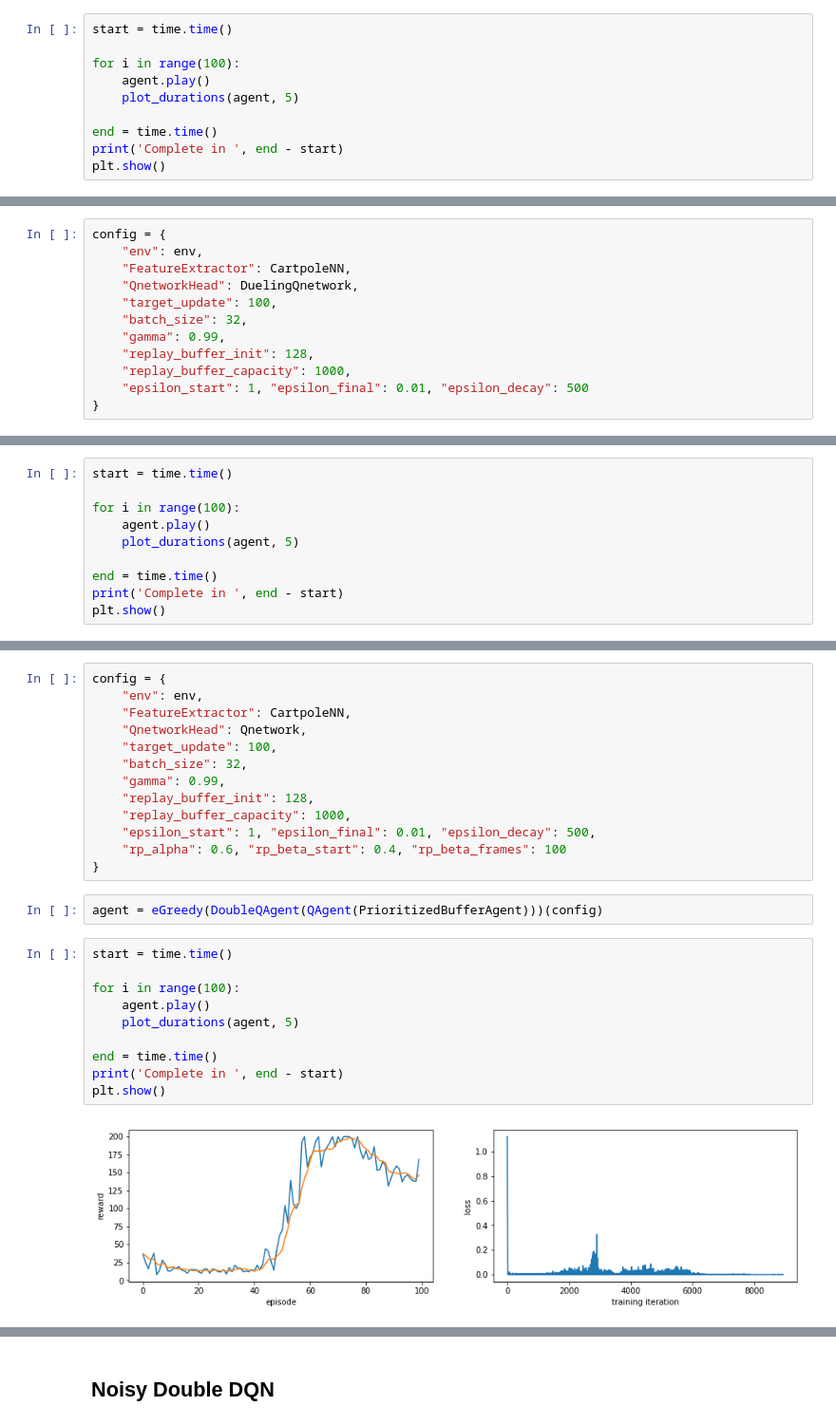
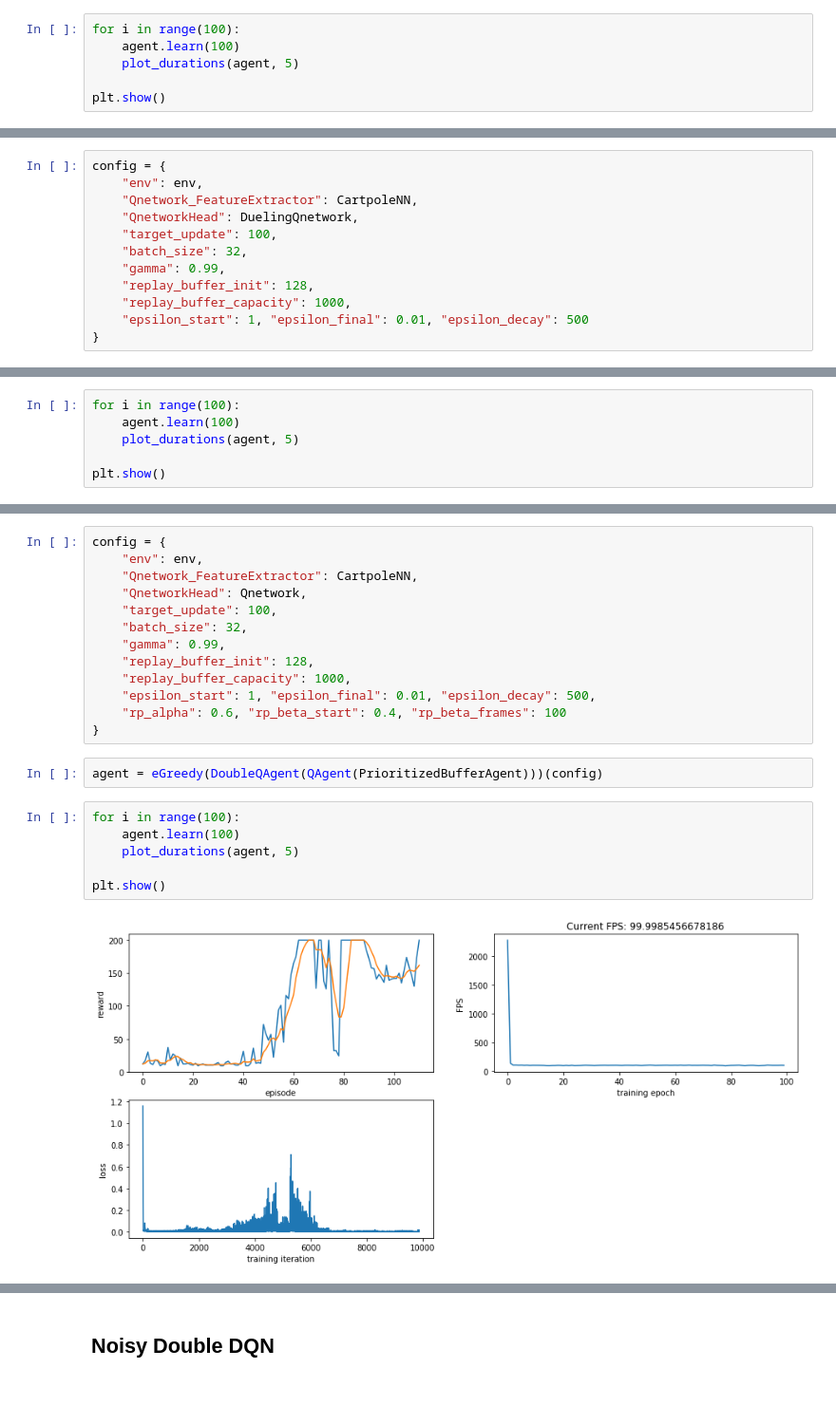
Before and after one commit to FortsAndMills/Learning-Reinforcement-Learning, a Jupyter notebook: LRL Playing with cartpole.ipynb, the cells around one changed output, grey strips where cells are left out. Shown at 95% size. Saved outputs shown, nothing was run; the diff lists cells and outputs as text; blank space fills up the shorter version.

```diff
--- a/LRL Playing with cartpole.ipynb
+++ b/LRL Playing with cartpole.ipynb
@@ -82,13 +130,9 @@ config = {
 # %%
 agent = eGreedy(DoubleQAgent(QAgent(ReplayBufferAgent)))(config)
 # %%
-start = time.time()
-
 for i in range(100):
-    agent.play()
+    agent.learn(100)
     plot_durations(agent, 5)
 
-end = time.time()
-print('Complete in ', end - start)
 plt.show()
 # %% [output]
@@ -101,7 +144,7 @@ store_res("Double DQN", agent, end - start)
 # %%
 config = {
     "env": env,
-    "FeatureExtractor": CartpoleNN,
+    "Qnetwork_FeatureExtractor": CartpoleNN,
     "QnetworkHead": DuelingQnetwork,
     "target_update": 100,
     "batch_size": 32,
@@ -113,13 +156,9 @@ config = {
 # %%
 agent = eGreedy(DoubleQAgent(QAgent(ReplayBufferAgent)))(config)
 # %%
-start = time.time()
-
 for i in range(100):
-    agent.play()
+    agent.learn(100)
     plot_durations(agent, 5)
 
-end = time.time()
-print('Complete in ', end - start)
 plt.show()
 # %% [output]
@@ -132,7 +170,7 @@ store_res("Dueling Double DQN", agent, end - start)
 # %%
 config = {
     "env": env,
-    "FeatureExtractor": CartpoleNN,
+    "Qnetwork_FeatureExtractor": CartpoleNN,
     "QnetworkHead": Qnetwork,
     "target_update": 100,
     "batch_size": 32,
@@ -145,14 +183,10 @@ config = {
 # %%
 agent = eGreedy(DoubleQAgent(QAgent(PrioritizedBufferAgent)))(config)
 # %%
-start = time.time()
-
 for i in range(100):
-    agent.play()
+    agent.learn(100)
     plot_durations(agent, 5)
 
-end = time.time()
-print('Complete in ', end - start)
 plt.show()
 # %% [output]
-[figure, old version]
+[figure, new version]
```
Also changed, not shown: parts of 59 cells of this notebook, 1 other file.
